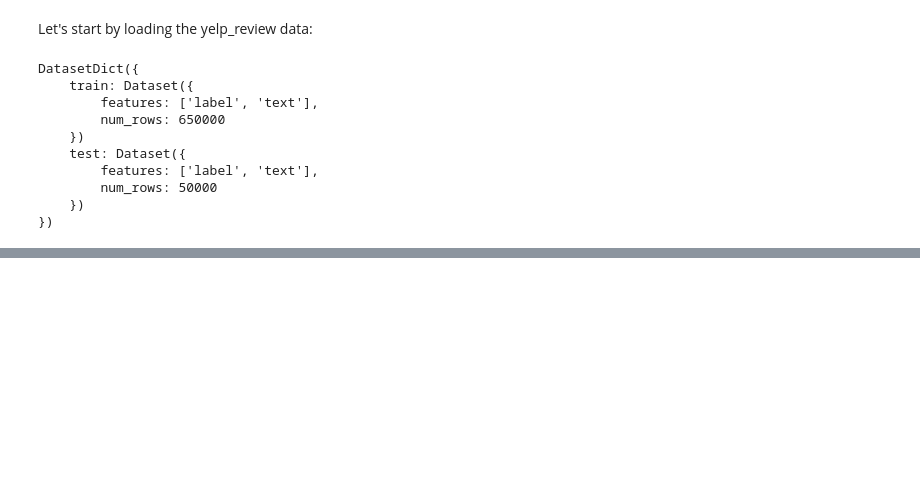
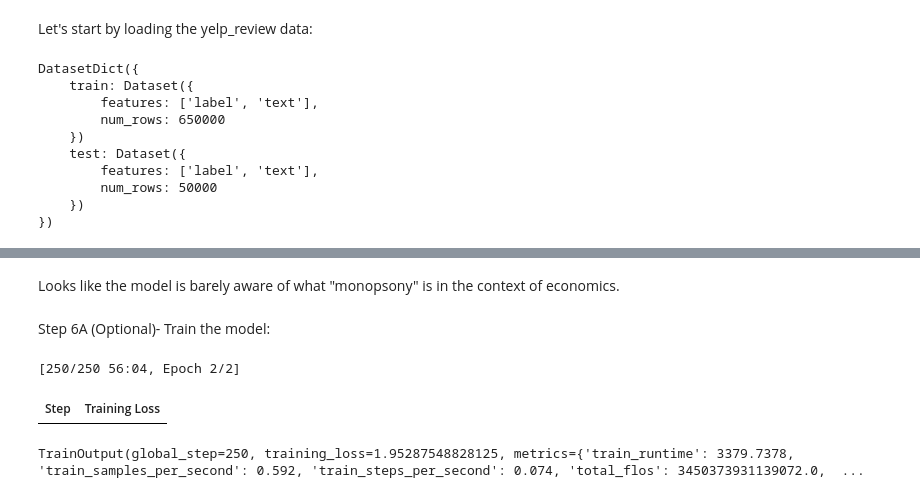
Before and after one commit to locchh/llm-playground, a Jupyter notebook: notebooks/LLM_Specialization/Fine-Tuning_Transformers_with_PyTorch_and_Hugging_Face.ipynb, the cells around one changed output, grey strips where cells are left out. Cells and saved outputs as stored; diff of their text form; code cells hidden in the pictures; blank space fills up the shorter version.

```diff
--- a/notebooks/LLM_Specialization/Fine-Tuning_Transformers_with_PyTorch_and_Hugging_Face.ipynb
+++ b/notebooks/LLM_Specialization/Fine-Tuning_Transformers_with_PyTorch_and_Hugging_Face.ipynb
@@ -168,0 +512,4 @@ DatasetDict({
+# %%
+## Write your code here
+model = AutoModelForCausalLM.from_pretrained("facebook/opt-350m")
+tokenizer = AutoTokenizer.from_pretrained("facebook/opt-350m")
@@ -168,0 +576,4 @@ DatasetDict({
+# %%
+## Write your code here
+instruction_template = "### Human:"
+response_template = "### Assistant:"
@@ -168,0 +592,6 @@ DatasetDict({
+# %%
+## Write your code here
+collator = DataCollatorForCompletionOnlyLM(instruction_template=instruction_template,
+                                           response_template=response_template,
+                                           tokenizer=tokenizer,
+                                           mlm=False)
@@ -168,0 +610,22 @@ DatasetDict({
+# %%
+## Write your code here
+training_args = SFTConfig(
+    output_dir="/tmp",
+    num_train_epochs=2, # 10
+    #learning_rate=2e-5,
+    save_strategy="epoch",
+    fp16=True,
+    per_device_train_batch_size=8,  # Reduce batch size
+    per_device_eval_batch_size=2,  # Reduce batch size
+    #gradient_accumulation_steps=4,  # Accumulate gradients
+    max_seq_length=1024, # 1024
+    do_eval=True
+)
+
+trainer = SFTTrainer(
+    model,
+    args=training_args,
+    train_dataset=dataset,
+    dataset_text_field="text",
+    data_collator=collator,
+)
@@ -168,0 +673,11 @@ DatasetDict({
+# %% [markdown]
+Looks like the model is barely aware of what "monopsony" is in the context of economics.
+# %% [markdown]
+Step 6A (Optional)- Train the model:
+# %%
+## Write your code here
+trainer.train()
+# %% [output]
+[250/250 56:04, Epoch 2/2]
+| Step | Training Loss |
+TrainOutput(global_step=250, training_loss=1.95287548828125, metrics={'train_runtime': 3379.7378, 'train_samples_per_second': 0.592, 'train_steps_per_second': 0.074, 'total_flos': 3450373931139072.0,  ...
```
Also changed, not shown: parts of 70 cells of this notebook, 5 other files.
